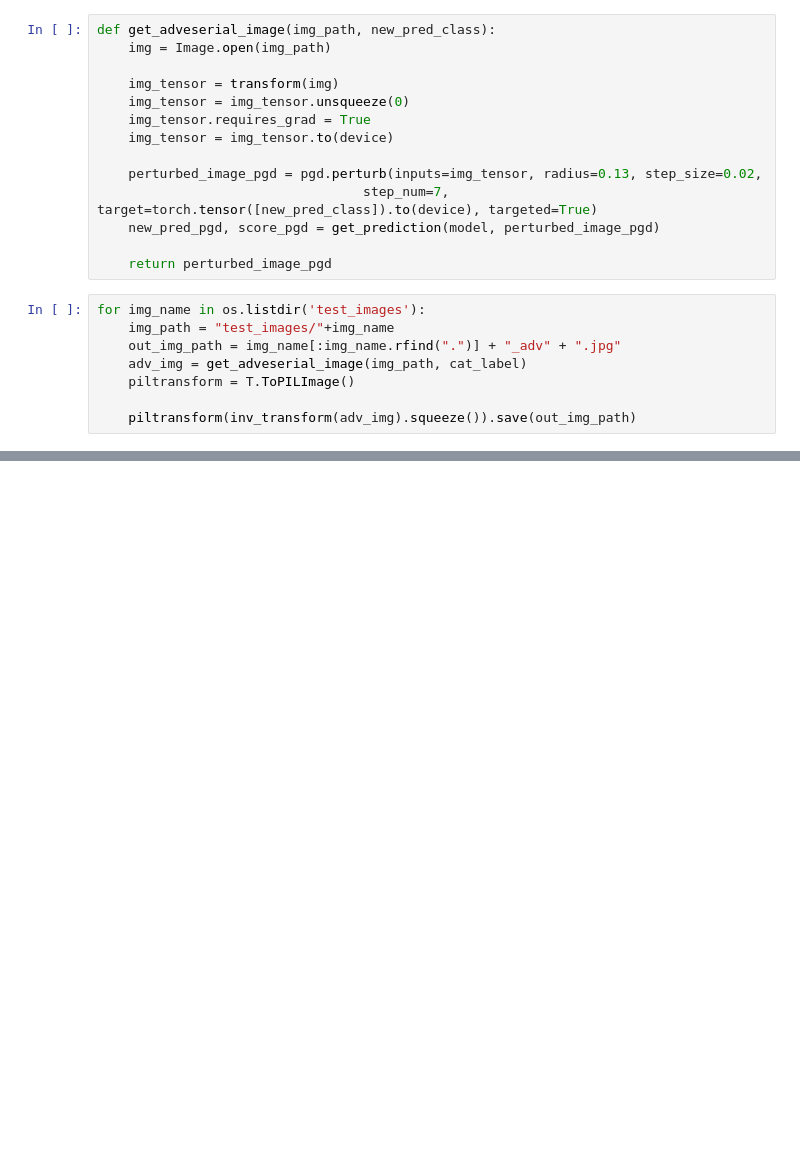
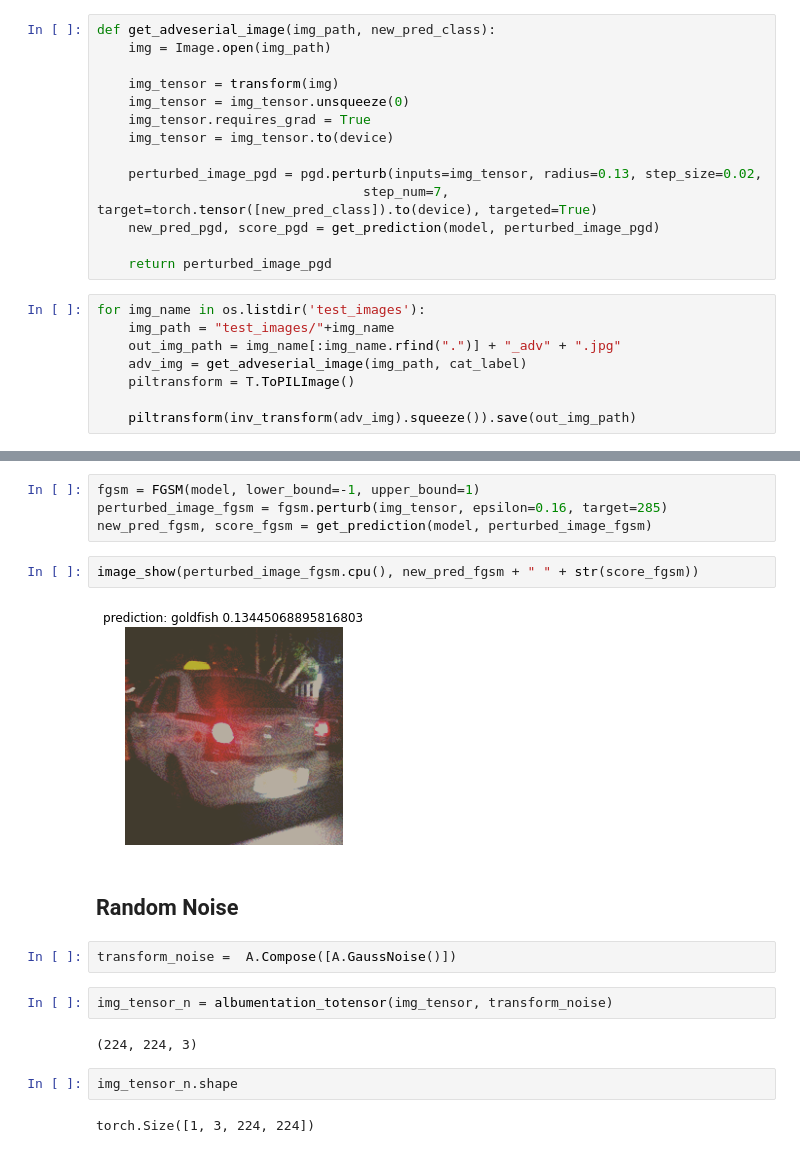
Before and after one commit to MittalNeha/SchoolOfAI_EMLO, a Jupyter notebook: 7. Model Explainability/Session7_Adveserial_Attacks.ipynb, the cells around one changed output, grey strips where cells are left out. Cells and saved outputs as stored; diff of their text form; blank space fills up the shorter version.

```diff
--- a/7. Model Explainability/Session7_Adveserial_Attacks.ipynb
+++ b/7. Model Explainability/Session7_Adveserial_Attacks.ipynb
@@ -135,0 +172,20 @@ for img_name in os.listdir('test_images'):
+# %%
+fgsm = FGSM(model, lower_bound=-1, upper_bound=1)
+perturbed_image_fgsm = fgsm.perturb(img_tensor, epsilon=0.16, target=285)
+new_pred_fgsm, score_fgsm = get_prediction(model, perturbed_image_fgsm)
+# %%
+image_show(perturbed_image_fgsm.cpu(), new_pred_fgsm + " " + str(score_fgsm))
+# %% [output]
+[figure, added]
+# %% [markdown]
+## Random Noise
+# %%
+transform_noise =  A.Compose([A.GaussNoise()])
+# %%
+img_tensor_n = albumentation_totensor(img_tensor, transform_noise)
+# %% [output]
+(224, 224, 3)
+# %%
+img_tensor_n.shape
+# %% [output]
+torch.Size([1, 3, 224, 224])
```
Also changed, not shown: parts of 13 cells of this notebook.
